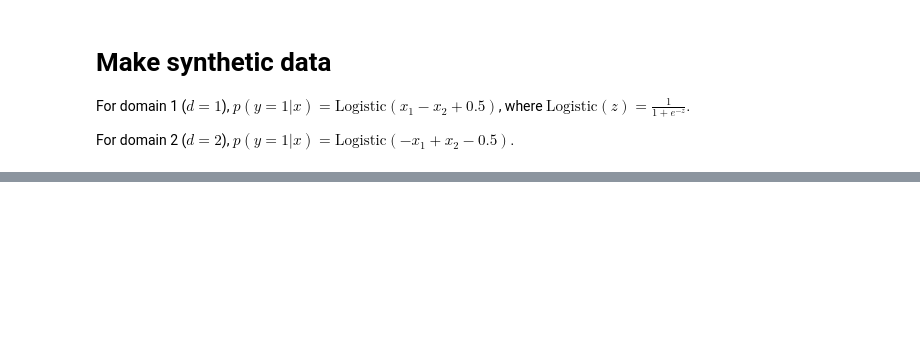
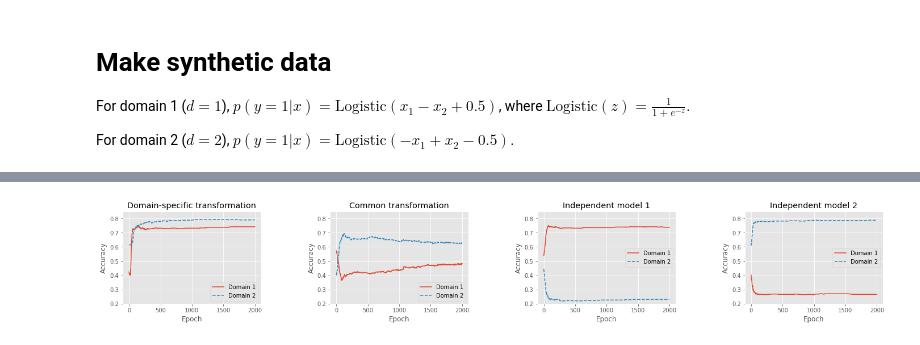
Before and after one commit to leihuang/scrapbook, a Jupyter notebook: ConsortiumSimulation.ipynb, the cells around one changed output, grey strips where cells are left out. Drawn from its saved outputs; the diff is of its cells as text; code cells hidden in the pictures; blank space fills up the shorter version.

```diff
--- a/ConsortiumSimulation.ipynb
+++ b/ConsortiumSimulation.ipynb
@@ -94,3 +112,5 @@ y = np.concatenate((y1, y2))
 
 X = Variable(torch.from_numpy(X)).float()
 y = Variable(torch.from_numpy(y)).float()
+X1, X2 = X[:N], X[N:]
+y1, y2 = y[:N], y[N:]
@@ -149,0 +156,32 @@ plt.show()
+# %%
+fig, (ax1, ax2, ax3, ax4) = plt.subplots(ncols=4, figsize=(24,3))
+ax1.plot(saccus[:,0], '-', label='Domain 1')
+ax1.plot(saccus[:,1], '--', label='Domain 2')
+ax1.set_title('Domain-specific transformation')
+
+ax2.plot(caccus[:,0], '-', label='Domain 1')
+ax2.plot(caccus[:,1], '--', label='Domain 2')
+ax2.set_title('Common transformation')
+
+ax3.plot(iaccus1[:,0], '-', label='Domain 1')
+ax3.plot(iaccus1[:,1], '--', label='Domain 2')
+ax3.set_title('Independent model 1')
+
+ax4.plot(iaccus2[:,0], '-', label='Domain 1')
+ax4.plot(iaccus2[:,1], '--', label='Domain 2')
+ax4.set_title('Independent model 2')
+
+for i, ax in enumerate([ax1, ax2, ax3, ax4]):
+    ax.set_ylim(0.2, 0.85)
+    ax.set_xlabel('Epoch')
+    ax.set_ylabel('Accuracy')
+    if i < 2:
+        ax.legend(loc='lower right')
+    else:
+        ax.legend(loc='center right')
+
+plt.subplots_adjust(wspace=0.5)
+ax.legend()
+plt.show()
+# %% [output]
+[figure, added]
```
Also changed, not shown: parts of 10 cells of this notebook.
